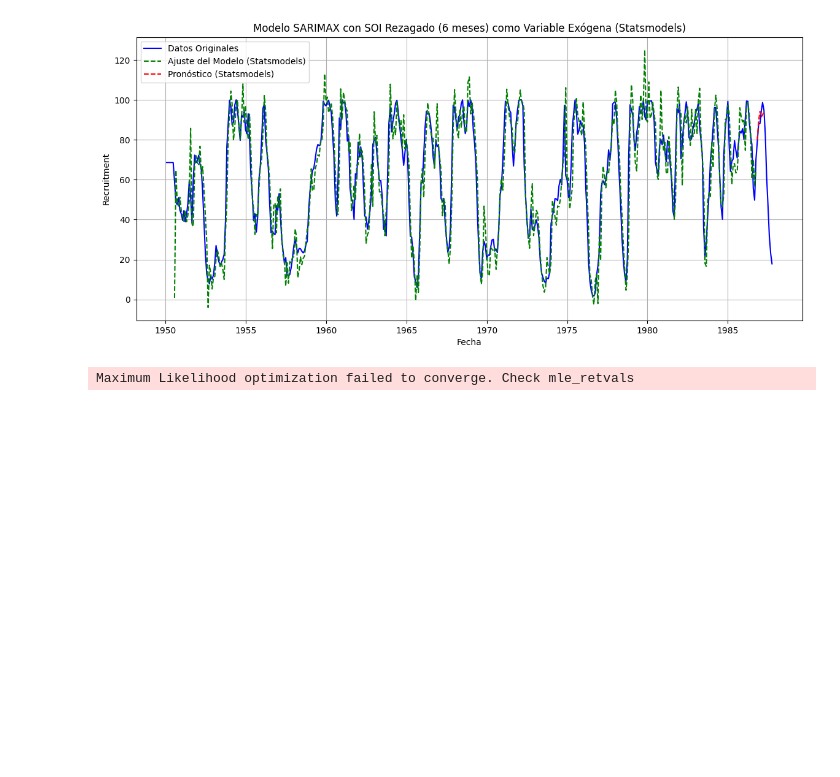
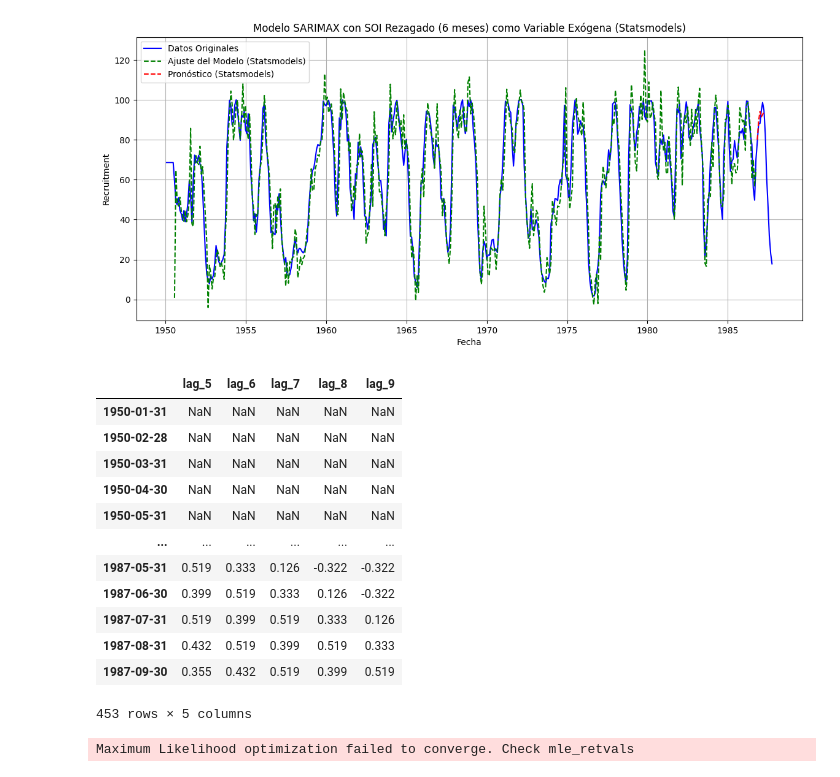
Before and after one commit to Wilsonsr/Series-de-Tiempo, a Jupyter notebook: CUADERNOS/sarimax_soi_rec.ipynb, the cells around one changed output. Drawn from its saved outputs; the diff is of its cells as text; code cells hidden in the pictures; blank space fills up the shorter version.

```diff
--- a/CUADERNOS/sarimax_soi_rec.ipynb
+++ b/CUADERNOS/sarimax_soi_rec.ipynb
@@ -688,6 +695,22 @@ train_soi_lagged = pd.DataFrame({
     'lag_8': soi1.shift(8),
     'lag_9': soi1.shift(9)
 })
+# %%
+train_soi_lagged
+# %% [output]
+|  | lag_5 | lag_6 | lag_7 | lag_8 | lag_9 |
+| 1950-01-31 | NaN | NaN | NaN | NaN | NaN |
+| 1950-02-28 | NaN | NaN | NaN | NaN | NaN |
+| 1950-03-31 | NaN | NaN | NaN | NaN | NaN |
+| 1950-04-30 | NaN | NaN | NaN | NaN | NaN |
+| 1950-05-31 | NaN | NaN | NaN | NaN | NaN |
+| ... | ... | ... | ... | ... | ... |
+| 1987-05-31 | 0.519 | 0.333 | 0.126 | -0.322 | -0.322 |
+| 1987-06-30 | 0.399 | 0.519 | 0.333 | 0.126 | -0.322 |
+| 1987-07-31 | 0.519 | 0.399 | 0.519 | 0.333 | 0.126 |
+| 1987-08-31 | 0.432 | 0.519 | 0.399 | 0.519 | 0.333 |
+| 1987-09-30 | 0.355 | 0.432 | 0.519 | 0.399 | 0.519 |
+453 rows × 5 columns
 # %%
 
 # Asegurarnos de que solo usamos los valores que no tienen NaN en los rezagos
```
Also changed, not shown: parts of 2 cells of this notebook.
